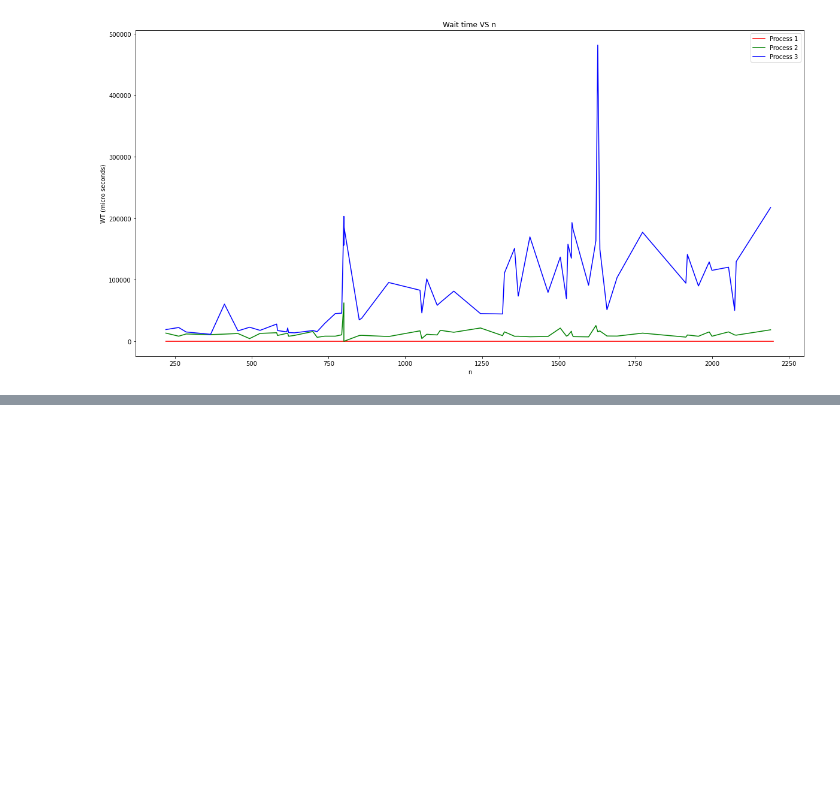
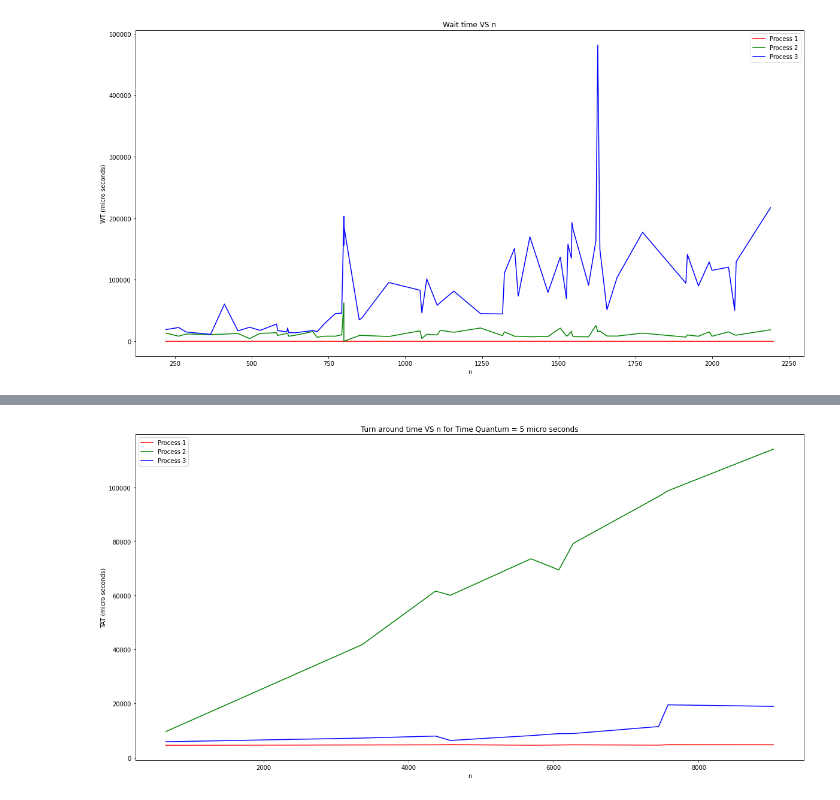
Before and after one commit to PavanReddy28/OS_Assignment, a Jupyter notebook: analysis_1.ipynb, the cells around one changed output, grey strips where cells are left out. Saved outputs shown, nothing was run; the diff lists cells and outputs as text; code cells hidden in the pictures; blank space fills up the shorter version.

```diff
--- a/analysis_1.ipynb
+++ b/analysis_1.ipynb
@@ -54,0 +135,4 @@ plt.show()
+# %%
+t2_p1 = np.array(t2.iloc[np.where(t2['process']==1)].sort_values(by=['n']))
+t2_p2 = np.array(t2.iloc[np.where(t2['process']==2)].sort_values(by=['n']))
+t2_p3 = np.array(t2.iloc[np.where(t2['process']==3)].sort_values(by=['n']))
@@ -54,0 +173,15 @@ plt.show()
+# %%
+# t2
+fig, ax = plt.subplots()
+fig.set_figheight(10)
+fig.set_figwidth(20)
+ax.plot(t2_p1[:, 1], t2_p1[:, 3], "r", label="Process 1")
+ax.plot(t2_p2[:, 1], t2_p2[:, 3], "g", label = "Process 2")
+ax.plot(t2_p3[:, 1], t2_p3[:, 3], "b", label = "Process 3")
+plt.title("Turn around time VS n for Time Quantum = 5 micro seconds")
+plt.xlabel("n")
+plt.ylabel("TAT (micro seconds)")
+leg = ax.legend()
+plt.show()
+# %% [output]
+[figure, added]
```
Also changed, not shown: parts of 28 cells of this notebook, 9 other files.
